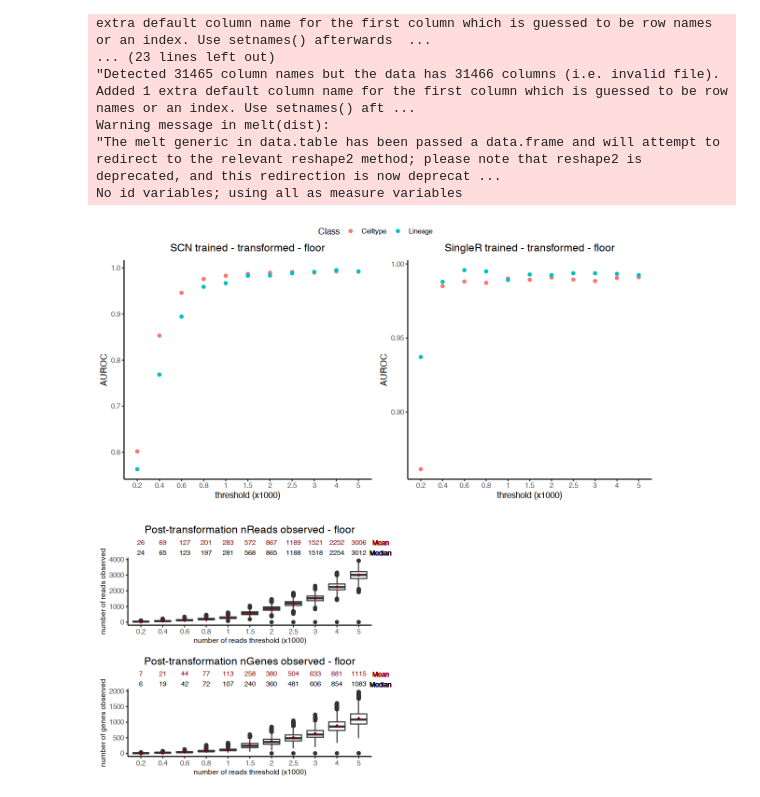
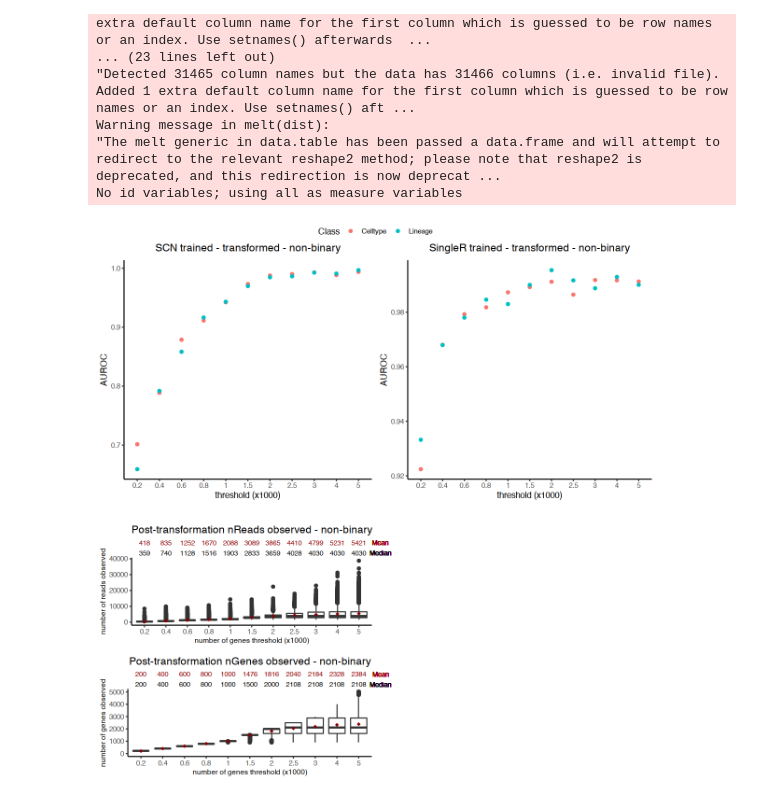
Before and after one commit to ibishara/scRNA-QC, a Jupyter notebook: 006_plots.ipynb, the cells around one changed output. Drawn from its saved outputs; the diff is of its cells as text; code cells hidden in the pictures.

```diff
--- a/006_plots.ipynb
+++ b/006_plots.ipynb
@@ -361,14 +234,26 @@ median.v = -13
 
 # show reads and genes distribution, mean and median
 statplot <- function(method){
-    if (method == 'floor'){table_type <- 'reads'}
-    else ( table_type <- 'genes')
+    if (method == 'floor'){
+        table_type <- 'reads'
+        dist.reads.data <- dist.reads_floor
+        dist.genes.data <- dist.genes_floor
+        stats.reads.data <- stat.reads_floor
+        stats.genes.data <- stat.genes_floor
+
+        } else {
+        table_type <- 'genes'
+        dist.reads.data <- dist.reads_nonbin
+        dist.genes.data <- dist.genes_nonbin
+        stats.reads.data <- stat.reads_nonbin
+        stats.genes.data <- stat.genes_nonbin
+        }
     # reads distribution plot
-    plot1 <- ggplot(dist.reads_floor, aes(as.factor(variable), value)) +
+    plot1 <- ggplot(dist.reads.data, aes(as.factor(variable), value)) +
                 geom_boxplot() +
                 stat_summary(fun= mean, colour="darkred", geom="point", shape=18, size=2, show.legend=FALSE) + # mean
-                geom_text(data = stat.reads_floor, aes(label = Mean, y =  10), vjust= mean.v, size = 3, colour="darkred") +  # mean annotations
-                geom_text(data = stat.reads_floor , aes(label = median, y =  10), vjust= median.v, size = 3, colour="black") +  # median annotations
+                geom_text(data = stats.reads.data, aes(label = Mean, y =  10), vjust= mean.v, size = 3, colour="darkred") +  # mean annotations
+                geom_text(data = stats.reads.data, aes(label = median, y =  10), vjust= median.v, size = 3, colour="black") +  # median annotations
                 geom_text(x=12, y = mean.v, label="Mean", colour="darkred", size = 3, vjust = mean.v ) +  # mean label
                 geom_text(x=12, y = median.v, label="Median", colour="black", size = 3, vjust = median.v) +  # median label
 
@@ -380,40 +265,40 @@ statplot <- function(method){
                 coord_cartesian(clip = "off")
 
     # genes distribution plot
-    plot2 <- ggplot(dist.genes_floor, aes(as.factor(variable), value)) +
+    plot2 <- ggplot(dist.genes.data, aes(as.factor(variable), value)) +
             geom_boxplot() +
             stat_summary(fun= mean, colour="darkred", geom="point", shape=18, size=2, show.legend=FALSE) + # mean
-            geom_text(data = stat.genes_floor, aes(label = Mean, y =  10), vjust= mean.v, size = 3, colour="darkred") +  # mean annotations
-            geom_text(data = stat.genes_floor, aes(label = median, y =  10), vjust= median.v, size = 3, colour="black") +  # median annotations
+            geom_text(data = stats.genes.data, aes(label = Mean, y =  10), vjust= mean.v, size = 3, colour="darkred") +  # mean annotations
+            geom_text(data = stats.genes.data, aes(label = median, y =  10), vjust= median.v, size = 3, colour="black") +  # median annotations
             geom_text(x=12, y = mean.v, label="Mean", colour="darkred", size = 3, vjust = mean.v ) +  # mean label
             geom_text(x=12, y = median.v, label="Median", colour="black", size = 3, vjust = median.v) +  # median label
             ggtitle(paste("Post-transformation nGenes observed -", method)) +
             xlab(paste('number of', table_type, 'threshold (x1000)')) + ylab("number of genes observed") +
             theme_classic() +
             theme(plot.title = element_text(vjust = 9, hjust = 0.5), # title centered & up to accomodate stats annotations
                 axis.title=element_text(size= 9,face="bold")) + # adjust axis label sizes
             coord_cartesian(clip = "off")
 
     spacer <- NULL
     ggarrange(grobs = spacer, plot1, spacer, plot2, ncol = 1, nrow = 4, heights=c(20, 100, 20, 100), widths = c(200), legend ='top')
 }
 
 # summary plots
-plot1 <- AUCplot('SCN', 'floor')
-plot2 <- AUCplot('SR', 'floor')
-plot3 <- statplot('floor')
+plot1 <- AUCplot('SCN', 'non-binary')
+plot2 <- AUCplot('SR', 'non-binary')
+plot3 <- statplot('non-binary')
 
 
 # plot3 <- plotf('SCN', 'non-binary')
 # plot4 <- plotf('SR', 'non-binary')
 
 # pdf('performance_perf.SCNary_400_400cells.pdf')
 spacer <- NULL
 ggarrange(grobs = plot1, plot2, spacer, spacer, plot3, ncol = 2, nrow = 3, heights=c(400, 20, 400), widths = c(200,  200), common.legend = TRUE)
 
 #dev.off()
 # %% [output]
-[figure, old version]
+[figure, new version]
 # %%
 # Figure 3
 
```
Also changed, not shown: parts of 7 cells of this notebook, 3 other files.
